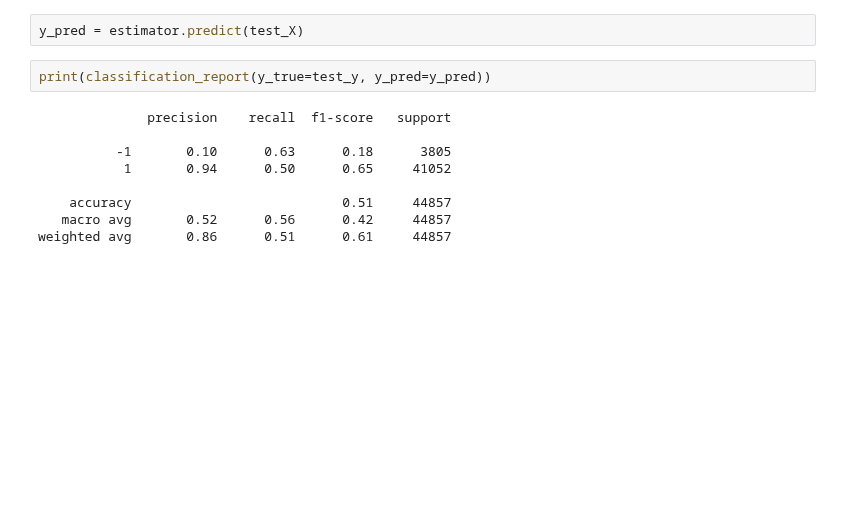
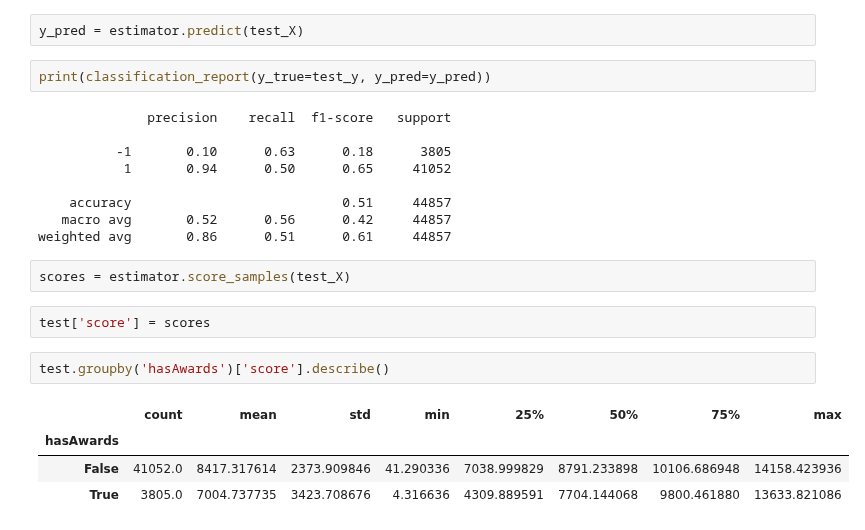
Before and after one commit to g-fabiani4-unipi/dm2_project, a Jupyter notebook: src/advanced_preprocessing/classification_based_anomaly_detection.ipynb, the cells around one changed output. Drawn from its saved outputs; the diff is of its cells as text; blank space fills up the shorter version.

```diff
--- a/src/advanced_preprocessing/classification_based_anomaly_detection.ipynb
+++ b/src/advanced_preprocessing/classification_based_anomaly_detection.ipynb
@@ -100,3 +105,14 @@ print(classification_report(y_true=test_y, y_pred=y_pred))
     accuracy                           0.51     44857
    macro avg       0.52      0.56      0.42     44857
 weighted avg       0.86      0.51      0.61     44857
+# %%
+scores = estimator.score_samples(test_X)
+# %%
+test['score'] = scores
+# %%
+test.groupby('hasAwards')['score'].describe()
+# %% [output]
+|  | count | mean | std | min | 25% | 50% | 75% | max |
+| hasAwards |  |  |  |  |  |  |  |  |
+| False | 41052.0 | 8417.317614 | 2373.909846 | 41.290336 | 7038.999829 | 8791.233898 | 10106.686948 | 14158.423936 |
+| True | 3805.0 | 7004.737735 | 3423.708676 | 4.316636 | 4309.889591 | 7704.144068 | 9800.461880 | 13633.821086 |
```
Also changed, not shown: parts of 10 cells of this notebook, 4 other files.
